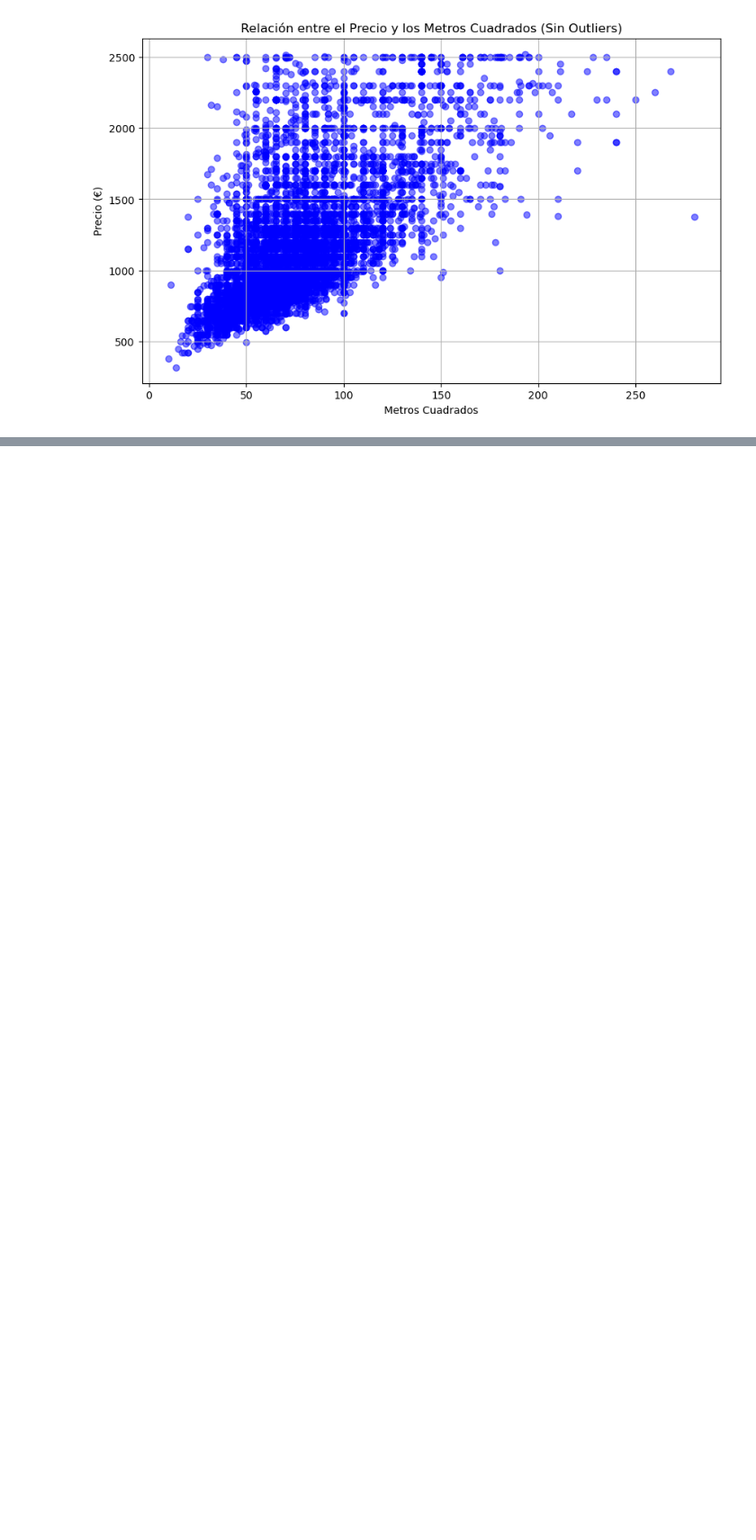
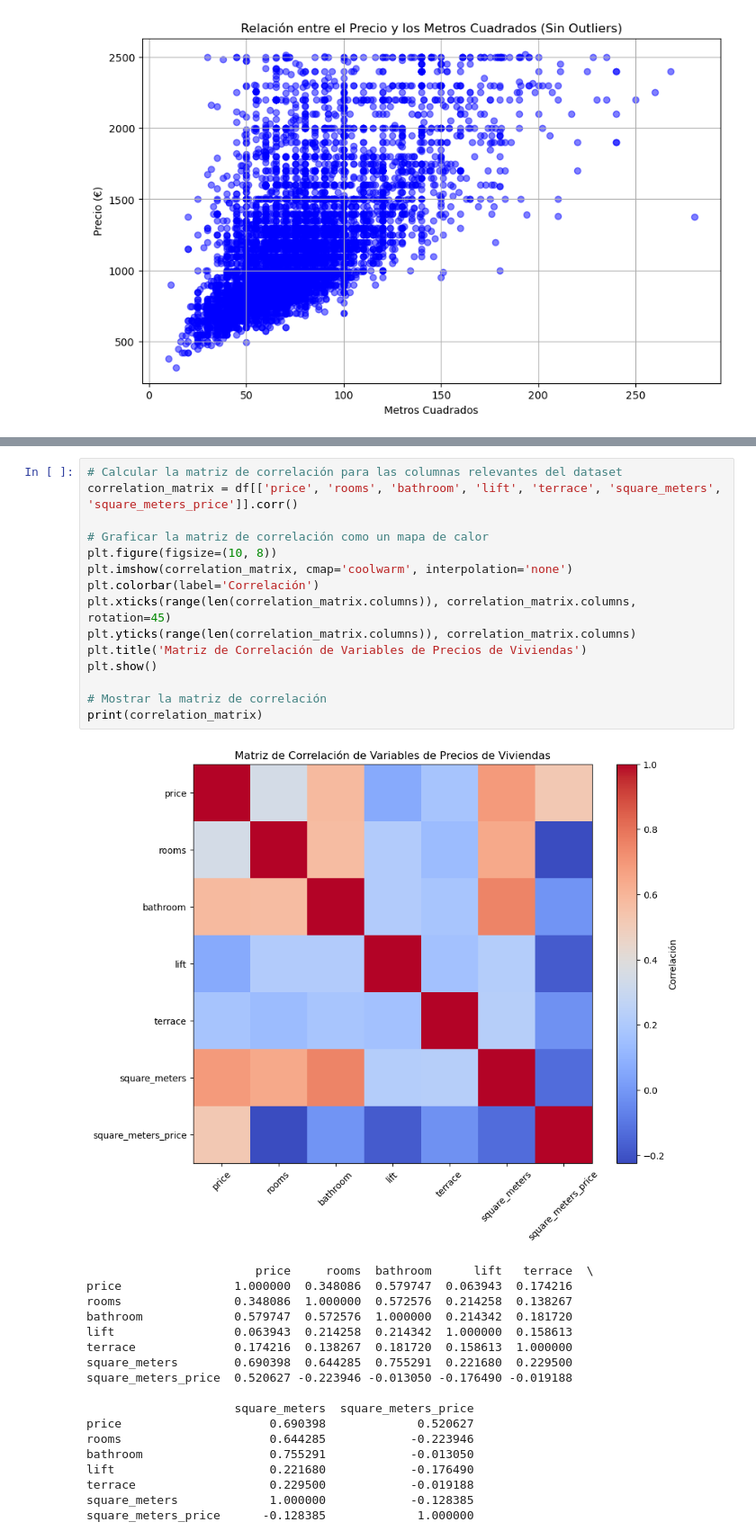
Before and after one commit to otrocarlosmartinez/PROJECT1, a Jupyter notebook: eda/EDA_guillem.ipynb, the cells around one changed output, grey strips where cells are left out. Shown: that part at 90% size. Drawn from its saved outputs; the diff is of its cells as text; blank space fills up the shorter version.

```diff
--- a/main_guillem.ipynb
+++ b/eda/EDA_guillem.ipynb
@@ -297,0 +344,34 @@ plt.show()
+# %%
+# Calcular la matriz de correlación para las columnas relevantes del dataset
+correlation_matrix = df[['price', 'rooms', 'bathroom', 'lift', 'terrace', 'square_meters', 'square_meters_price']].corr()
+
+# Graficar la matriz de correlación como un mapa de calor
+plt.figure(figsize=(10, 8))
+plt.imshow(correlation_matrix, cmap='coolwarm', interpolation='none')
+plt.colorbar(label='Correlación')
+plt.xticks(range(len(correlation_matrix.columns)), correlation_matrix.columns, rotation=45)
+plt.yticks(range(len(correlation_matrix.columns)), correlation_matrix.columns)
+plt.title('Matriz de Correlación de Variables de Precios de Viviendas')
+plt.show()
+
+# Mostrar la matriz de correlación
+print(correlation_matrix)
+# %% [output]
+[figure, added]
+                        price     rooms  bathroom      lift   terrace  \
+price                1.000000  0.348086  0.579747  0.063943  0.174216
+rooms                0.348086  1.000000  0.572576  0.214258  0.138267
+bathroom             0.579747  0.572576  1.000000  0.214342  0.181720
+lift                 0.063943  0.214258  0.214342  1.000000  0.158613
+terrace              0.174216  0.138267  0.181720  0.158613  1.000000
+square_meters        0.690398  0.644285  0.755291  0.221680  0.229500
+square_meters_price  0.520627 -0.223946 -0.013050 -0.176490 -0.019188
+
+                     square_meters  square_meters_price
+price                     0.690398             0.520627
+rooms                     0.644285            -0.223946
+bathroom                  0.755291            -0.013050
+lift                      0.221680            -0.176490
+terrace                   0.229500            -0.019188
+square_meters             1.000000            -0.128385
+square_meters_price      -0.128385             1.000000
```
Also changed, not shown: parts of 5 cells of this notebook, 3 other files.
